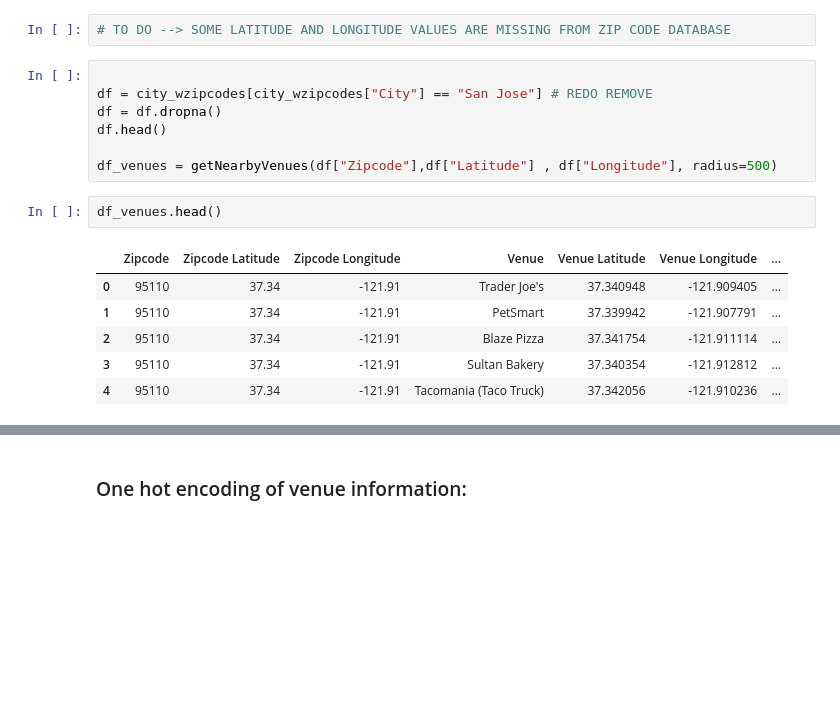
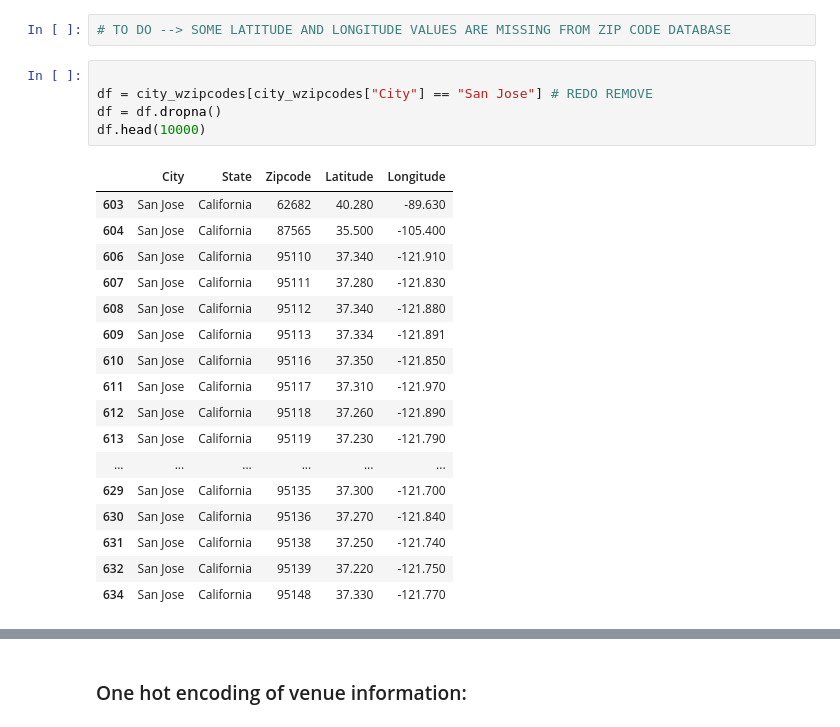
Before and after one commit to ztk007/Coursera_Capstone, a Jupyter notebook: Applied Data Science Capstone Week 4 and 5.ipynb, the cells around one changed output, grey strips where cells are left out. Drawn from its saved outputs; the diff is of its cells as text; blank space fills up the shorter version.

```diff
--- a/Applied Data Science Capstone Week 4 and 5.ipynb
+++ b/Applied Data Science Capstone Week 4 and 5.ipynb
@@ -231,16 +258,23 @@ def getNearbyVenues(names, latitudes, longitudes, radius=500):
 # %%
 
 df = city_wzipcodes[city_wzipcodes["City"] == "San Jose"] # REDO REMOVE
 df = df.dropna()
-df.head()
-
-df_venues = getNearbyVenues(df["Zipcode"],df["Latitude"] , df["Longitude"], radius=500)
+df.head(10000)
+# %% [output]
+|  | City | State | Zipcode | Latitude | Longitude |
+| 603 | San Jose | California | 62682 | 40.280 | -89.630 |
+| 604 | San Jose | California | 87565 | 35.500 | -105.400 |
+| 606 | San Jose | California | 95110 | 37.340 | -121.910 |
+| 607 | San Jose | California | 95111 | 37.280 | -121.830 |
+| 608 | San Jose | California | 95112 | 37.340 | -121.880 |
+| 609 | San Jose | California | 95113 | 37.334 | -121.891 |
+| 610 | San Jose | California | 95116 | 37.350 | -121.850 |
+| 611 | San Jose | California | 95117 | 37.310 | -121.970 |
+| 612 | San Jose | California | 95118 | 37.260 | -121.890 |
+| 613 | San Jose | California | 95119 | 37.230 | -121.790 |
+| ... | ... | ... | ... | ... | ... |
+| 629 | San Jose | California | 95135 | 37.300 | -121.700 |
+| 630 | San Jose | California | 95136 | 37.270 | -121.840 |
+| 631 | San Jose | California | 95138 | 37.250 | -121.740 |
+| 632 | San Jose | California | 95139 | 37.220 | -121.750 |
+| 634 | San Jose | California | 95148 | 37.330 | -121.770 |
-# %%
-df_venues.head()
-# %% [output]
-|  | Zipcode | Zipcode Latitude | Zipcode Longitude | Venue | Venue Latitude | Venue Longitude | ... |
-| 0 | 95110 | 37.34 | -121.91 | Trader Joe's | 37.340948 | -121.909405 | ... |
-| 1 | 95110 | 37.34 | -121.91 | PetSmart | 37.339942 | -121.907791 | ... |
-| 2 | 95110 | 37.34 | -121.91 | Blaze Pizza | 37.341754 | -121.911114 | ... |
-| 3 | 95110 | 37.34 | -121.91 | Sultan Bakery | 37.340354 | -121.912812 | ... |
-| 4 | 95110 | 37.34 | -121.91 | Tacomania (Taco Truck) | 37.342056 | -121.910236 | ... |
```
Also changed, not shown: parts of 11 cells of this notebook.
